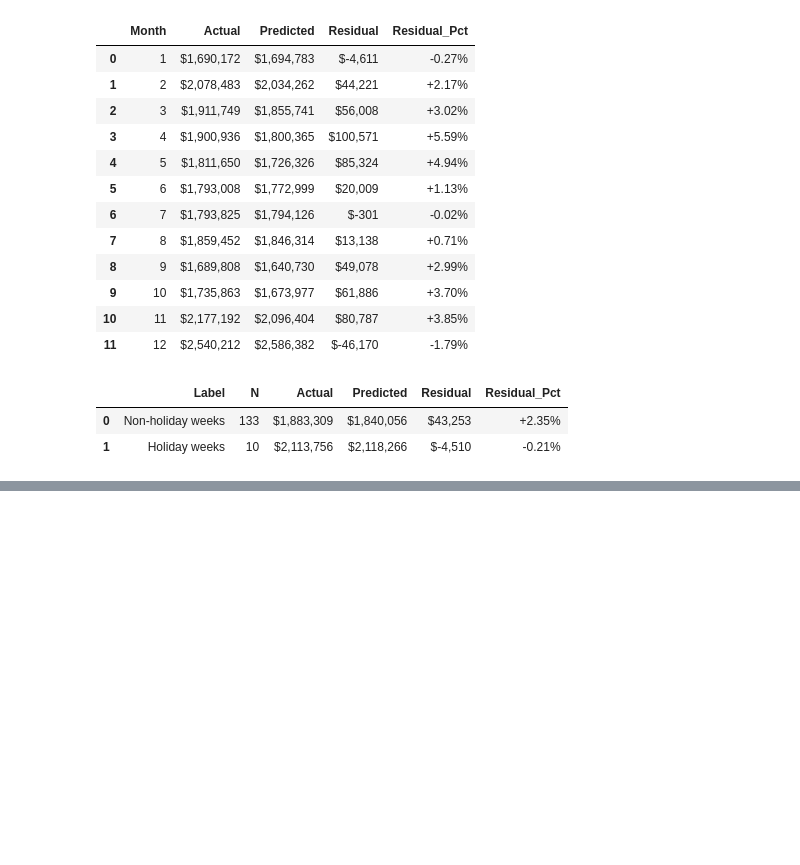
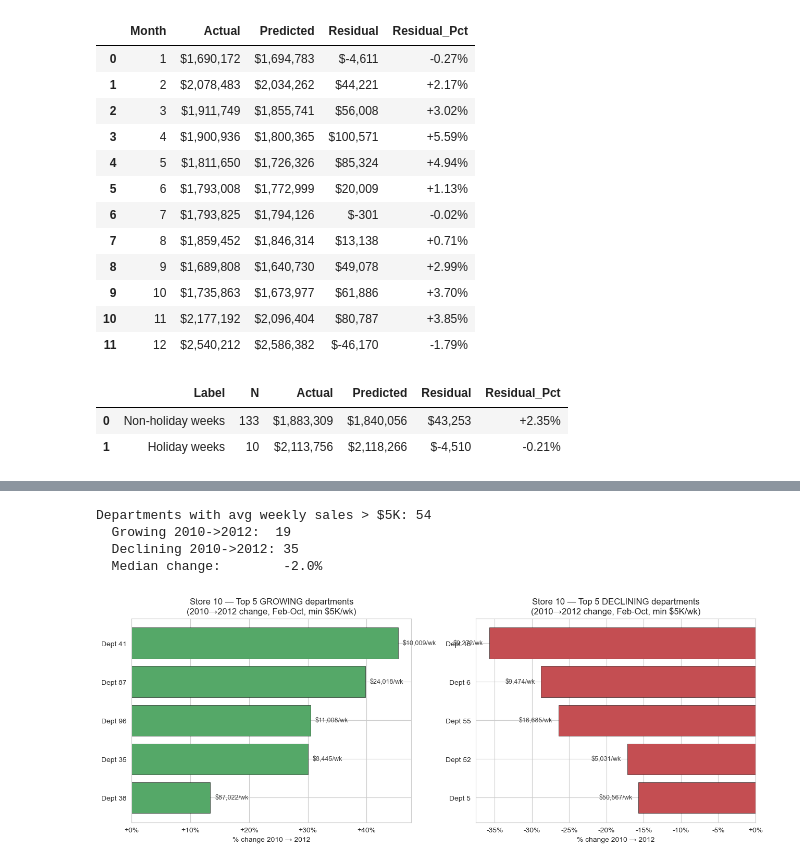
Before and after one commit to albertoquiroga-ctrl/ML-IPADE, a Jupyter notebook: Sessions/S3/Bobs_Report.ipynb, the cells around one changed output, grey strips where cells are left out. Drawn from its saved outputs; the diff is of its cells as text; code cells hidden in the pictures; blank space fills up the shorter version.

```diff
--- a/Sessions/S3/Bobs_Report.ipynb
+++ b/Sessions/S3/Bobs_Report.ipynb
@@ -616,0 +645,19 @@ holiday_split[["Label","N","Actual","Predicted","Residual","Residual_Pct"]].styl
+# %%
+# ----- Reproduce Bob's original Table 3, then show the measurement issue -----
+dept_df = pd.read_csv("clean_wrangled_data.csv")
+dept_df["Date"]  = pd.to_datetime(dept_df["Date"])
+dept_df["Year"]  = dept_df["Date"].dt.year
+dept_df["Month"] = dept_df["Date"].dt.month
+
+# Bob's original table (all weeks, however many each year contains)
+bob = dept_df.groupby(["Store", "Year"])["Weekly_Sales"].mean().unstack()
+bob_s10 = bob.loc[10].rename("Bob's Table 3 — Store 10 (mixed windows)").round(0)
+
+# Weeks-per-year diagnostic
+weeks_per_year = dept_df.groupby("Year")["Date"].nunique()
+print("Weeks of data per year (the confound):")
+for yr, w in weeks_per_year.items():
+    print(f"  {yr}: {w} weeks")
+
+print("\nBob's Table 3 reproduced (Store 10, dept-week mean):")
+print(bob_s10.to_string())
@@ -616,0 +796,52 @@ holiday_split[["Label","N","Actual","Predicted","Residual","Residual_Pct"]].styl
+# %%
+# ----- Dept-level change 2010 -> 2012 for Store 10 (Feb-Oct, material depts) -----
+s10_dept = (dept_df[(dept_df["Store"]==10) & (dept_df["Month"].between(2,10))]
+                .groupby(["Dept","Year"])["Weekly_Sales"].mean().unstack().dropna())
+s10_dept["AvgSales"] = s10_dept[[2010,2011,2012]].mean(axis=1)
+s10_dept["Change_2010_2012_pct"] = (s10_dept[2012]/s10_dept[2010]-1)*100
+material = s10_dept[s10_dept["AvgSales"] > 5000].copy()
+
+growers  = material.nlargest(5, "Change_2010_2012_pct")
+decliners = material.nsmallest(5, "Change_2010_2012_pct")
+
+print(f"Departments with avg weekly sales > $5K: {len(material)}")
+print(f"  Growing 2010->2012:  {(material['Change_2010_2012_pct']>0).sum()}")
+print(f"  Declining 2010->2012: {(material['Change_2010_2012_pct']<0).sum()}")
+print(f"  Median change:        {material['Change_2010_2012_pct'].median():+.1f}%")
+
+# Plot top growers and decliners
+fig, ax = plt.subplots(1, 2, figsize=(13, 5))
+growers_plot  = growers.sort_values("Change_2010_2012_pct")
+decliners_plot= decliners.sort_values("Change_2010_2012_pct", ascending=False)
+
+ax[0].barh([f"Dept {d}" for d in growers_plot.index], growers_plot["Change_2010_2012_pct"],
+           color="#55A868", edgecolor="black", linewidth=0.4)
+ax[0].set_title("Store 10 — Top 5 GROWING departments\n(2010→2012 change, Feb-Oct, min $5K/wk)")
+ax[0].set_xlabel("% change 2010 → 2012")
+ax[0].xaxis.set_major_formatter(plt.FuncFormatter(lambda x,_: f"{x:+.0f}%"))
+for i, (d, row) in enumerate(growers_plot.iterrows()):
+    ax[0].text(row["Change_2010_2012_pct"]+0.8, i, f"${row['AvgSales']:,.0f}/wk",
+               va="center", fontsize=9, color="#444")
+
+ax[1].barh([f"Dept {d}" for d in decliners_plot.index], decliners_plot["Change_2010_2012_pct"],
+           color="#C44E52", edgecolor="black", linewidth=0.4)
+ax[1].set_title("Store 10 — Top 5 DECLINING departments\n(2010→2012 change, Feb-Oct, min $5K/wk)")
+ax[1].set_xlabel("% change 2010 → 2012")
+ax[1].xaxis.set_major_formatter(plt.FuncFormatter(lambda x,_: f"{x:+.0f}%"))
+for i, (d, row) in enumerate(decliners_plot.iterrows()):
+    ax[1].text(row["Change_2010_2012_pct"]-0.8, i, f"${row['AvgSales']:,.0f}/wk",
+               va="center", ha="right", fontsize=9, color="#444")
+
+plt.tight_layout()
+plt.show()
+
+print("\n=== Top 5 declining departments ===")
+print(decliners[[2010, 2012, "AvgSales", "Change_2010_2012_pct"]].round(0).to_string())
+print("\n=== Top 5 growing departments ===")
+print(growers[[2010, 2012, "AvgSales", "Change_2010_2012_pct"]].round(0).to_string())
+# %% [output]
+Departments with avg weekly sales > $5K: 54
+  Growing 2010->2012:  19
+  Declining 2010->2012: 35
+  Median change:        -2.0%
+[figure, added]
```
Also changed, not shown: parts of 17 cells of this notebook.
